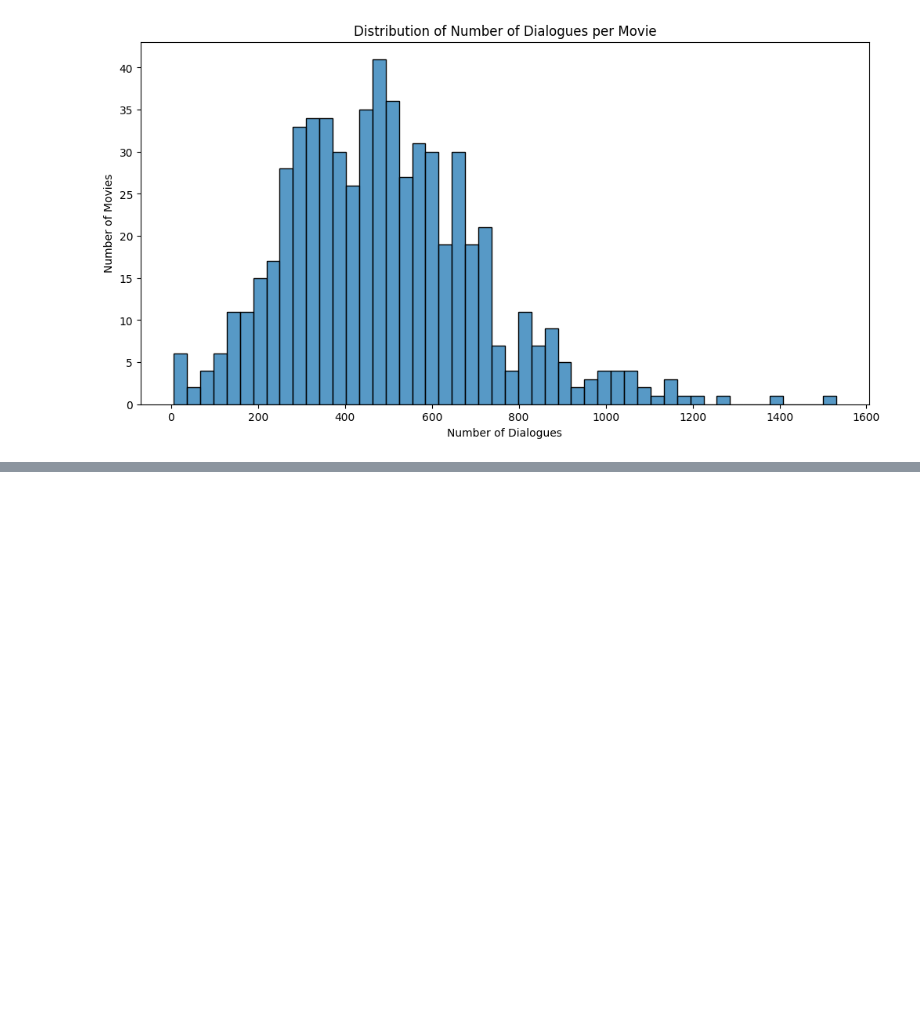
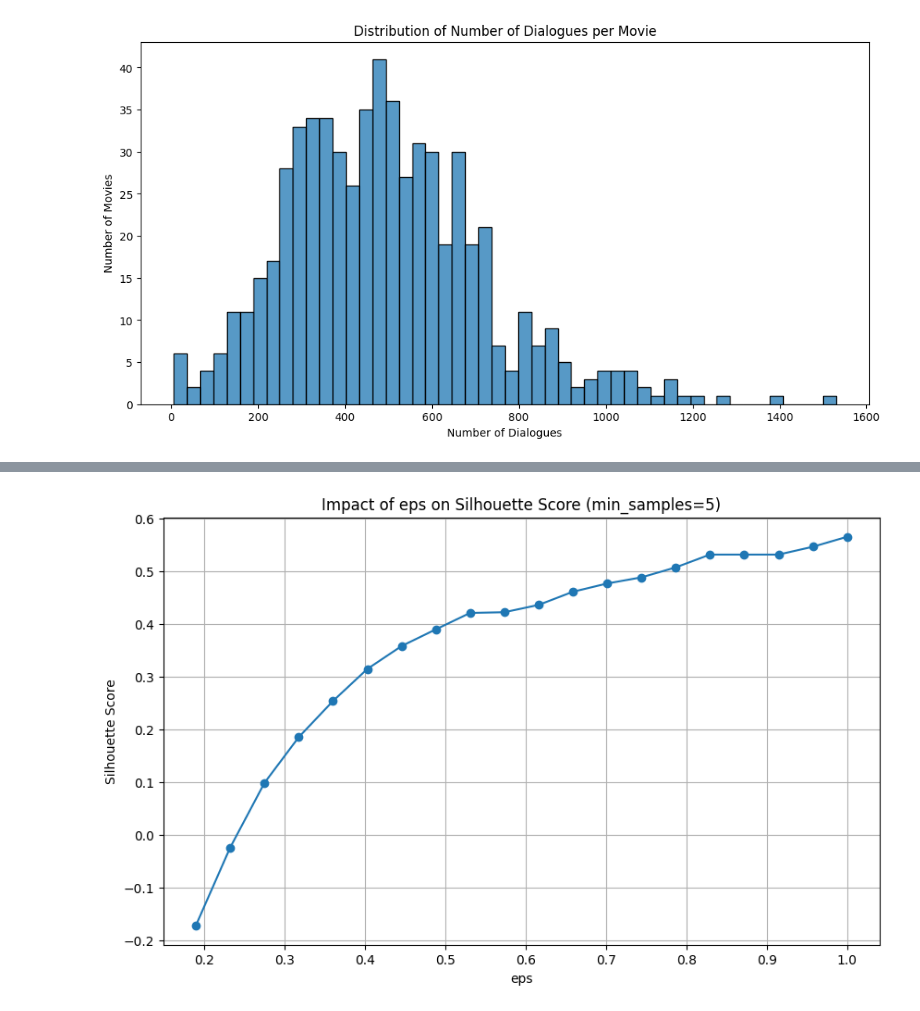
Before and after one commit to dstephenhaynes/DTSA5510, a Jupyter notebook: DTSA5510_Final.ipynb, the cells around one changed output, grey strips where cells are left out. Cells and saved outputs as stored; diff of their text form; code cells hidden in the pictures; blank space fills up the shorter version.

```diff
--- a/DTSA5510_Final.ipynb
+++ b/DTSA5510_Final.ipynb
@@ -411,0 +280,19 @@ ValueError: Found array with 0 sample(s) (shape=(0, 50)) while a minimum of 1 is
+# %%
+# Initialize PCA for dimensionality reduction
+pca = PCA(n_components=100)
+
+# Fit and transform TF-IDF data
+dialogue_tfidf_pca = pca.fit_transform(dialogue_tfidf_df)
+# %%
+# Initialize KMeans clustering
+kmeans = KMeans(n_clusters=6, random_state=42, n_init=10)
+
+# Fit KMeans to the PCA-transformed data
+kmeans.fit(dialogue_tfidf_pca)
+
+# Predict clusters
+clusters = kmeans.predict(dialogue_tfidf_pca)
+# %%
+# Evaluate silhouette score
+silhouette_avg = silhouette_score(dialogue_tfidf_pca, clusters)
+print("Silhouette Score:", silhouette_avg)
@@ -411,0 +327,59 @@ ValueError: Found array with 0 sample(s) (shape=(0, 50)) while a minimum of 1 is
+# %%
+import numpy as np
+import matplotlib.pyplot as plt
+from sklearn.cluster import DBSCAN
+from sklearn.metrics import silhouette_score
+
+# Define a range of parameter values to iterate over
+eps_values = np.linspace(0.19, 1, 20)
+min_samples_value = 5  # Fixed value for min_samples
+
+best_silhouette_score = -1
+best_params = {'eps': None, 'min_samples': min_samples_value}
+best_eps_score = None
+
+silhouette_scores = []
+
+# Iterate through eps_values and calculate silhouette scores
+for eps in eps_values:
+    # Initialize DBSCAN with current parameters
+    dbscan = DBSCAN(eps=eps, min_samples=min_samples_value)
+
+    # Fit DBSCAN to the data
+    try:
+        clusters = dbscan.fit_predict(dialogue_tfidf_pca)
+    except ValueError:
+        silhouette_scores.append(np.nan)
+        continue  # Skip this parameter combination
+
+    # Check if only one cluster is assigned
+    unique_clusters = np.unique(clusters)
+    if len(unique_clusters) == 1 and unique_clusters[0] == -1:
+        silhouette_scores.append(np.nan)
+        continue  # Skip this parameter combination
+
+    # Calculate Silhouette Score
+    silhouette_avg = silhouette_score(dialogue_tfidf_pca, clusters)
+    silhouette_scores.append(silhouette_avg)
+
+    # Update best parameters if silhouette score improves
+    if silhouette_avg > best_silhouette_score:
+        best_silhouette_score = silhouette_avg
+        best_params['eps'] = eps
+        best_params['min_samples'] = min_samples_value
+        best_eps_score = eps
+
+# Print the best parameters and their Silhouette Score
+print("Best Parameters:", best_params)
+print("Best Silhouette Score:", best_silhouette_score)
+print("Best eps Score:", best_eps_score)
+
+# Plot the line plot
+plt.figure(figsize=(10, 6))
+plt.plot(eps_values, silhouette_scores, marker='o', linestyle='-')
+plt.xlabel('eps')
+plt.ylabel('Silhouette Score')
+plt.title('Impact of eps on Silhouette Score (min_samples=5)')
+plt.grid(True)
+plt.show()
+# %% [output]
@@ -411,0 +389 @@ ValueError: Found array with 0 sample(s) (shape=(0, 50)) while a minimum of 1 is
+[figure, added]
```
Also changed, not shown: parts of 26 cells of this notebook.
